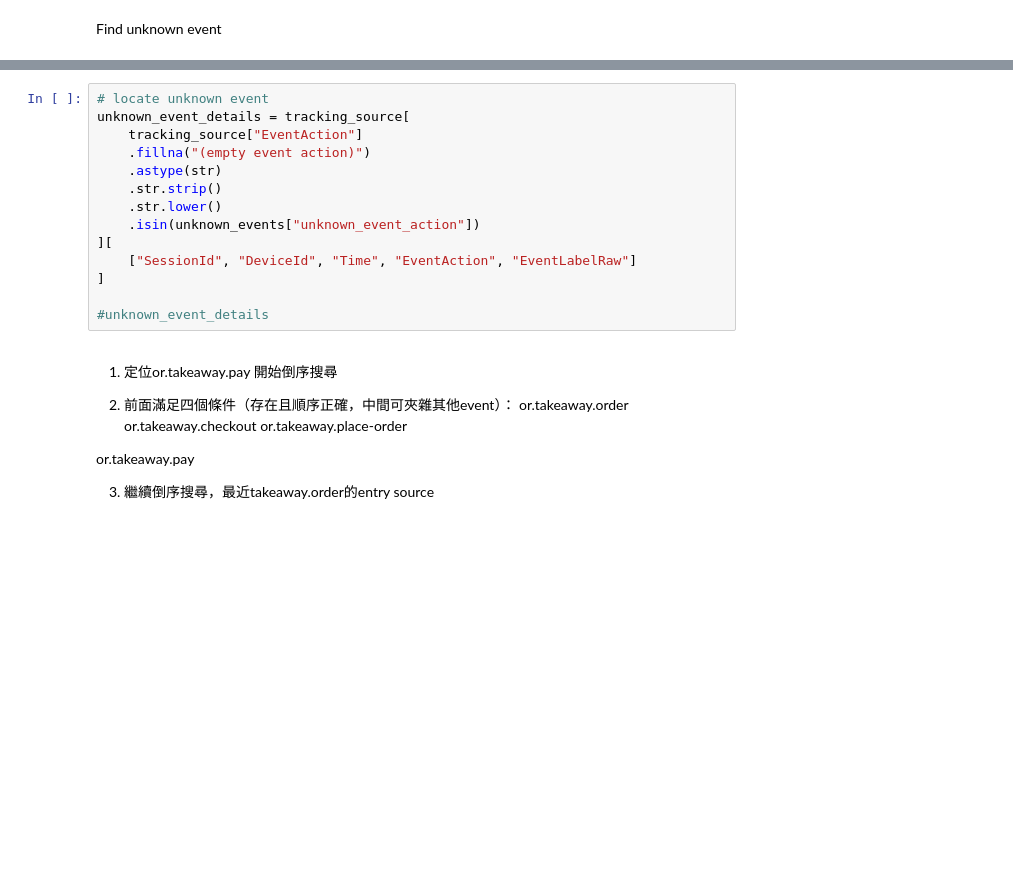
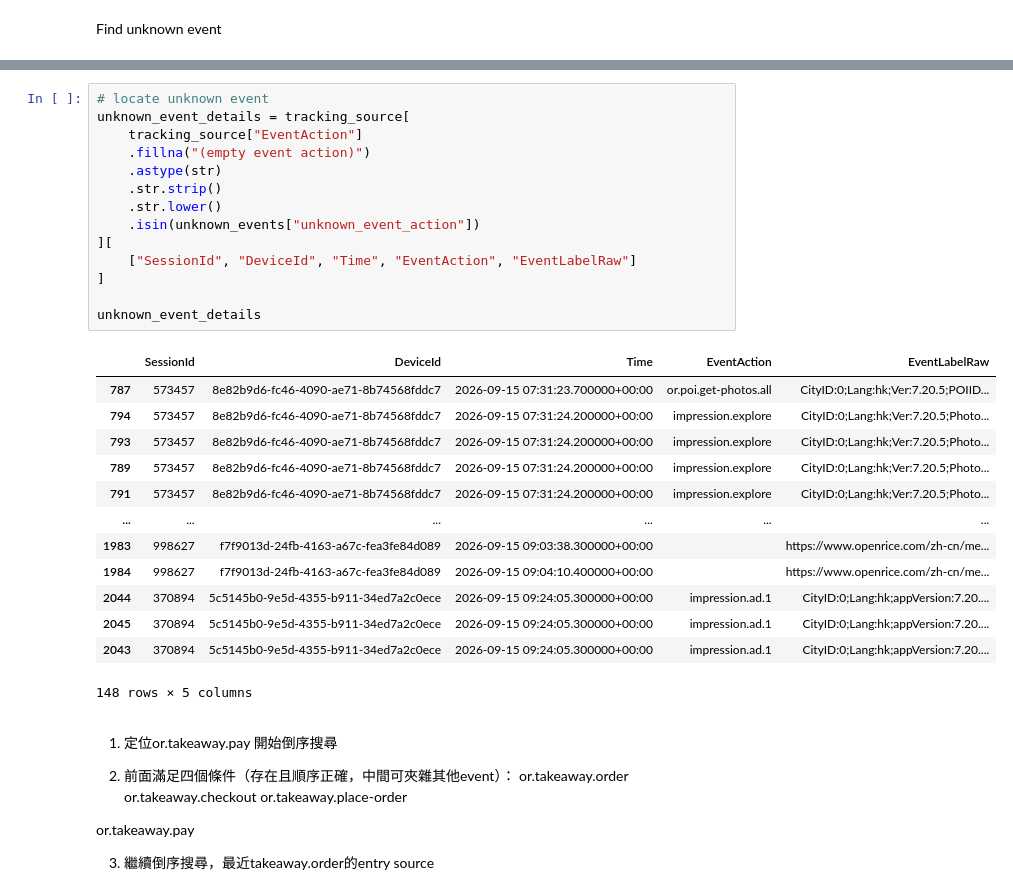
Before and after one commit to lenaopr/2026_09, a Jupyter notebook: 2026_09_17/takeaway_entry.ipynb, the cells around one changed output, grey strips where cells are left out. Saved outputs shown, nothing was run; the diff lists cells and outputs as text; blank space fills up the shorter version.

```diff
--- a/2026_09_17/takeaway_entry.ipynb
+++ b/2026_09_17/takeaway_entry.ipynb
@@ -193,17 +211,31 @@ unknown_events = list_unknown_events(df_bq)
 # %%
 # locate unknown event
 unknown_event_details = tracking_source[
     tracking_source["EventAction"]
     .fillna("(empty event action)")
     .astype(str)
     .str.strip()
     .str.lower()
     .isin(unknown_events["unknown_event_action"])
 ][
     ["SessionId", "DeviceId", "Time", "EventAction", "EventLabelRaw"]
 ]
 
-#unknown_event_details
+unknown_event_details
+# %% [output]
+|  | SessionId | DeviceId | Time | EventAction | EventLabelRaw |
+| 787 | 573457 | 8e82b9d6-fc46-4090-ae71-8b74568fddc7 | 2026-09-15 07:31:23.700000+00:00 | or.poi.get-photos.all | CityID:0;Lang:hk;Ver:7.20.5;POIID... |
+| 794 | 573457 | 8e82b9d6-fc46-4090-ae71-8b74568fddc7 | 2026-09-15 07:31:24.200000+00:00 | impression.explore | CityID:0;Lang:hk;Ver:7.20.5;Photo... |
+| 793 | 573457 | 8e82b9d6-fc46-4090-ae71-8b74568fddc7 | 2026-09-15 07:31:24.200000+00:00 | impression.explore | CityID:0;Lang:hk;Ver:7.20.5;Photo... |
+| 789 | 573457 | 8e82b9d6-fc46-4090-ae71-8b74568fddc7 | 2026-09-15 07:31:24.200000+00:00 | impression.explore | CityID:0;Lang:hk;Ver:7.20.5;Photo... |
+| 791 | 573457 | 8e82b9d6-fc46-4090-ae71-8b74568fddc7 | 2026-09-15 07:31:24.200000+00:00 | impression.explore | CityID:0;Lang:hk;Ver:7.20.5;Photo... |
+| ... | ... | ... | ... | ... | ... |
+| 1983 | 998627 | f7f9013d-24fb-4163-a67c-fea3fe84d089 | 2026-09-15 09:03:38.300000+00:00 |  | https://www.openrice.com/zh-cn/me... |
+| 1984 | 998627 | f7f9013d-24fb-4163-a67c-fea3fe84d089 | 2026-09-15 09:04:10.400000+00:00 |  | https://www.openrice.com/zh-cn/me... |
+| 2044 | 370894 | 5c5145b0-9e5d-4355-b911-34ed7a2c0ece | 2026-09-15 09:24:05.300000+00:00 | impression.ad.1 | CityID:0;Lang:hk;appVersion:7.20.... |
+| 2045 | 370894 | 5c5145b0-9e5d-4355-b911-34ed7a2c0ece | 2026-09-15 09:24:05.300000+00:00 | impression.ad.1 | CityID:0;Lang:hk;appVersion:7.20.... |
+| 2043 | 370894 | 5c5145b0-9e5d-4355-b911-34ed7a2c0ece | 2026-09-15 09:24:05.300000+00:00 | impression.ad.1 | CityID:0;Lang:hk;appVersion:7.20.... |
+148 rows × 5 columns
 # %% [markdown]
 1. 定位or.takeaway.pay
     開始倒序搜尋
```
Also changed, not shown: parts of 7 cells of this notebook, 8 other files.
